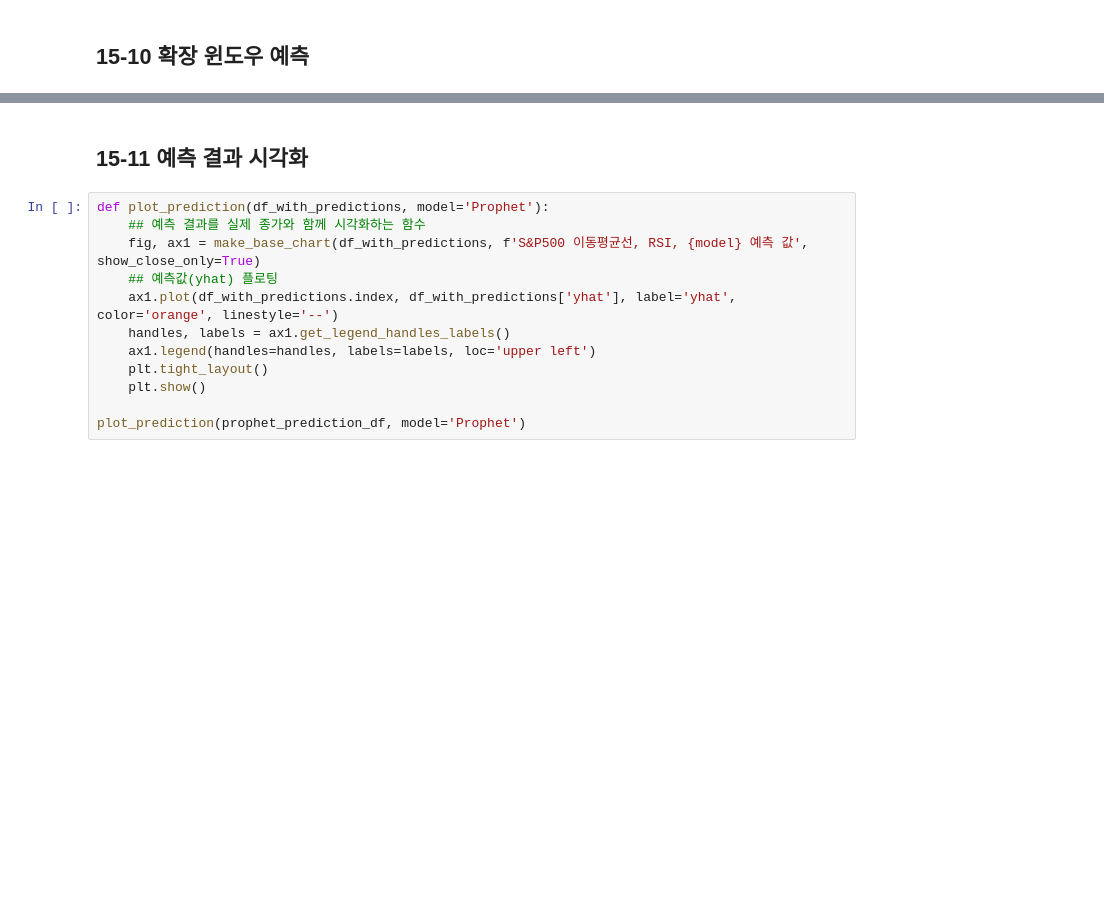
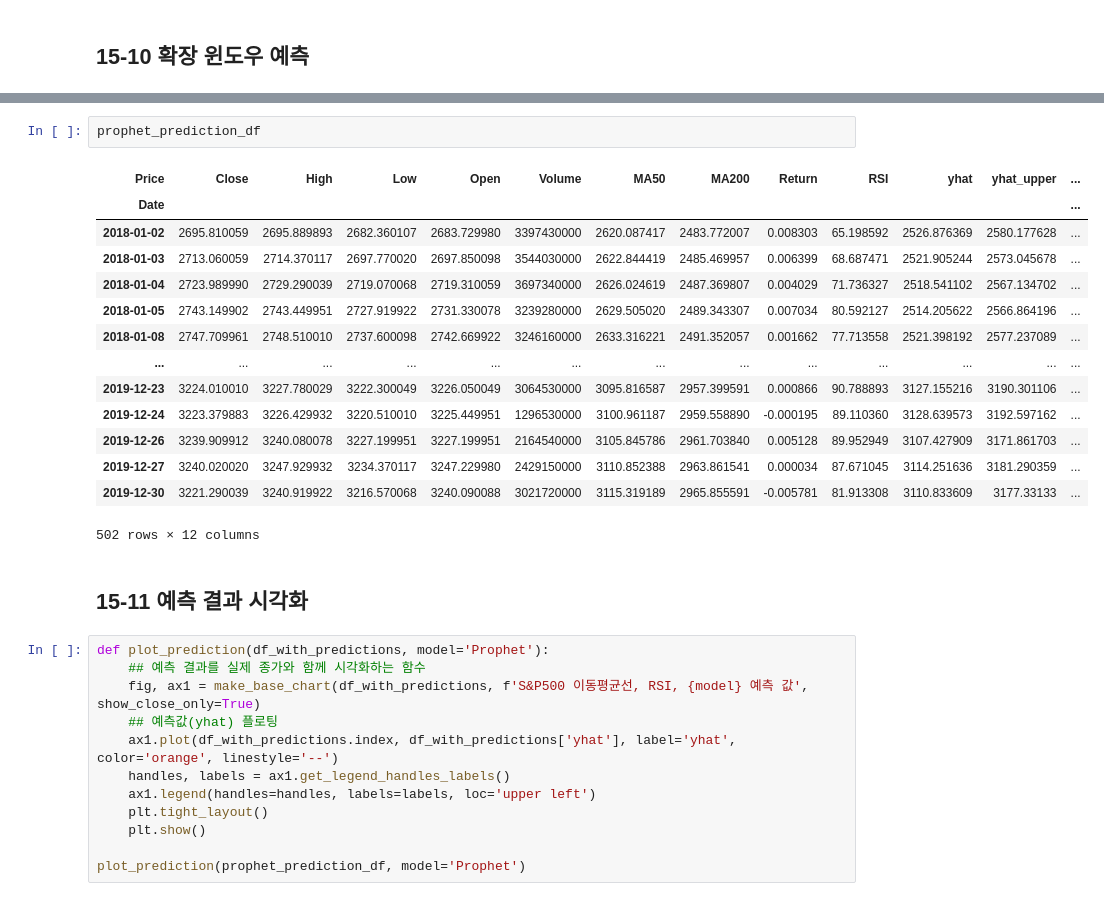
Before and after one commit to wikman96/Data-Analysis-with-Open-Source, a Jupyter notebook: 오픈소스_데이터_분석_15강.ipynb, the cells around one changed output, grey strips where cells are left out. Saved outputs shown, nothing was run; the diff lists cells and outputs as text; blank space fills up the shorter version.

```diff
--- a/오픈소스_데이터_분석_15강.ipynb
+++ b/오픈소스_데이터_분석_15강.ipynb
@@ -377,3 +415,20 @@ prophet_prediction_df = expanding_window_forecast(prophet_df[:'2018'], prophet_d
+# %%
+prophet_prediction_df
+# %% [output]
+| Price | Close | High | Low | Open | Volume | MA50 | MA200 | Return | RSI | yhat | yhat_upper | ... |
+| Date |  |  |  |  |  |  |  |  |  |  |  | ... |
+| 2018-01-02 | 2695.810059 | 2695.889893 | 2682.360107 | 2683.729980 | 3397430000 | 2620.087417 | 2483.772007 | 0.008303 | 65.198592 | 2526.876369 | 2580.177628 | ... |
+| 2018-01-03 | 2713.060059 | 2714.370117 | 2697.770020 | 2697.850098 | 3544030000 | 2622.844419 | 2485.469957 | 0.006399 | 68.687471 | 2521.905244 | 2573.045678 | ... |
+| 2018-01-04 | 2723.989990 | 2729.290039 | 2719.070068 | 2719.310059 | 3697340000 | 2626.024619 | 2487.369807 | 0.004029 | 71.736327 | 2518.541102 | 2567.134702 | ... |
+| 2018-01-05 | 2743.149902 | 2743.449951 | 2727.919922 | 2731.330078 | 3239280000 | 2629.505020 | 2489.343307 | 0.007034 | 80.592127 | 2514.205622 | 2566.864196 | ... |
+| 2018-01-08 | 2747.709961 | 2748.510010 | 2737.600098 | 2742.669922 | 3246160000 | 2633.316221 | 2491.352057 | 0.001662 | 77.713558 | 2521.398192 | 2577.237089 | ... |
+| ... | ... | ... | ... | ... | ... | ... | ... | ... | ... | ... | ... | ... |
+| 2019-12-23 | 3224.010010 | 3227.780029 | 3222.300049 | 3226.050049 | 3064530000 | 3095.816587 | 2957.399591 | 0.000866 | 90.788893 | 3127.155216 | 3190.301106 | ... |
+| 2019-12-24 | 3223.379883 | 3226.429932 | 3220.510010 | 3225.449951 | 1296530000 | 3100.961187 | 2959.558890 | -0.000195 | 89.110360 | 3128.639573 | 3192.597162 | ... |
+| 2019-12-26 | 3239.909912 | 3240.080078 | 3227.199951 | 3227.199951 | 2164540000 | 3105.845786 | 2961.703840 | 0.005128 | 89.952949 | 3107.427909 | 3171.861703 | ... |
+| 2019-12-27 | 3240.020020 | 3247.929932 | 3234.370117 | 3247.229980 | 2429150000 | 3110.852388 | 2963.861541 | 0.000034 | 87.671045 | 3114.251636 | 3181.290359 | ... |
+| 2019-12-30 | 3221.290039 | 3240.919922 | 3216.570068 | 3240.090088 | 3021720000 | 3115.319189 | 2965.855591 | -0.005781 | 81.913308 | 3110.833609 | 3177.33133 | ... |
+502 rows × 12 columns
 # %% [markdown]
 ## 15-11 예측 결과 시각화
 # %%
```
Also changed, not shown: parts of 11 cells of this notebook.
